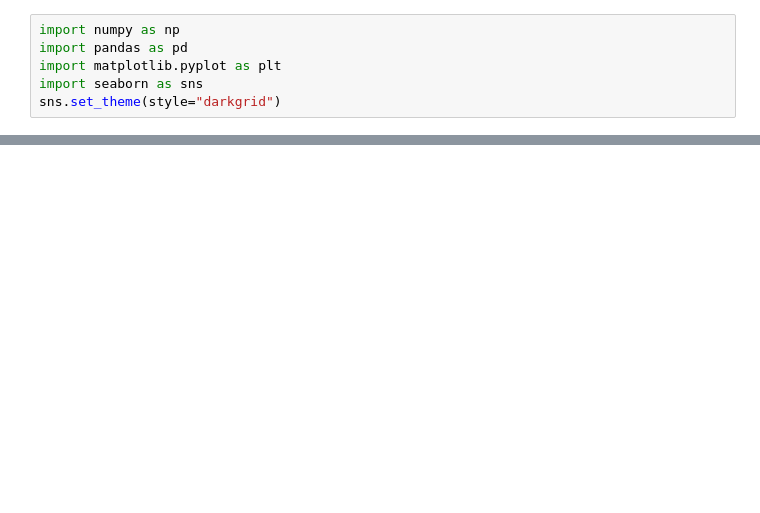
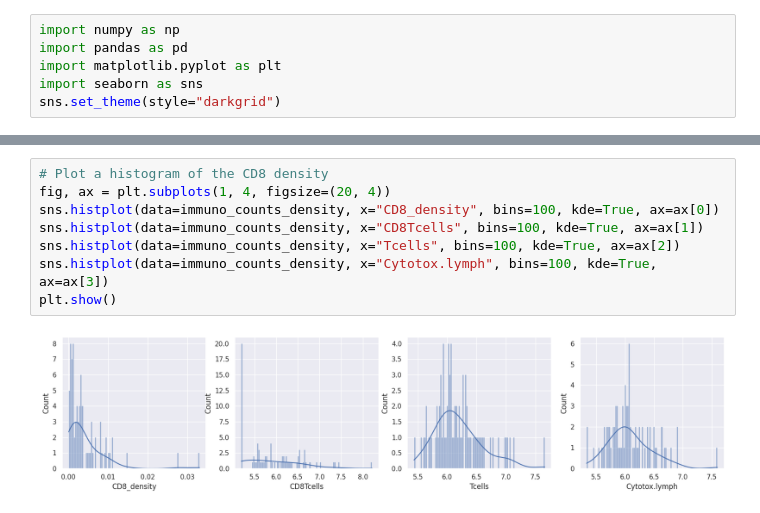
Before and after one commit to GeNeHetX/MSI-RNA, a Jupyter notebook: immuno_count_vs_ihc.ipynb, the cells around one changed output, grey strips where cells are left out. Saved outputs shown, nothing was run; the diff lists cells and outputs as text; blank space fills up the shorter version.

```diff
--- a/immuno_count_vs_ihc.ipynb
+++ b/immuno_count_vs_ihc.ipynb
@@ -36,0 +58,10 @@ plt.show()
+# %%
+# Plot a histogram of the CD8 density
+fig, ax = plt.subplots(1, 4, figsize=(20, 4))
+sns.histplot(data=immuno_counts_density, x="CD8_density", bins=100, kde=True, ax=ax[0])
+sns.histplot(data=immuno_counts_density, x="CD8Tcells", bins=100, kde=True, ax=ax[1])
+sns.histplot(data=immuno_counts_density, x="Tcells", bins=100, kde=True, ax=ax[2])
+sns.histplot(data=immuno_counts_density, x="Cytotox.lymph", bins=100, kde=True, ax=ax[3])
+plt.show()
+# %% [output]
+[figure, added]
```
Also changed, not shown: parts of 7 cells of this notebook, 1 other file.
